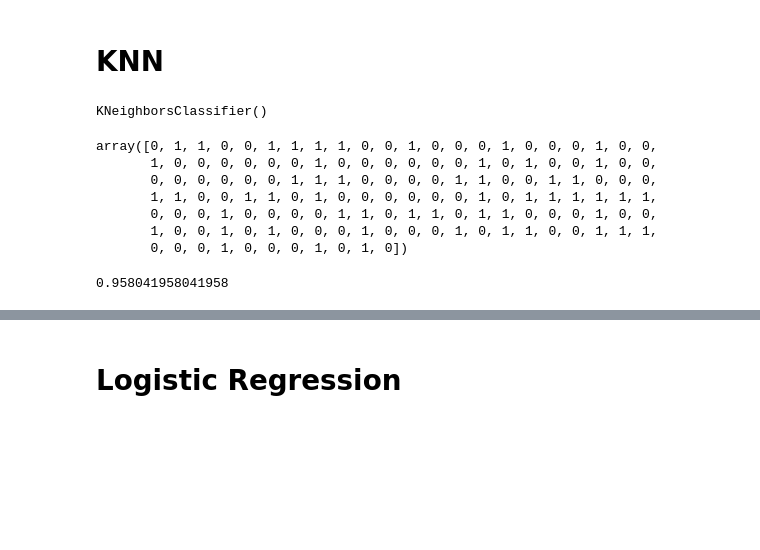
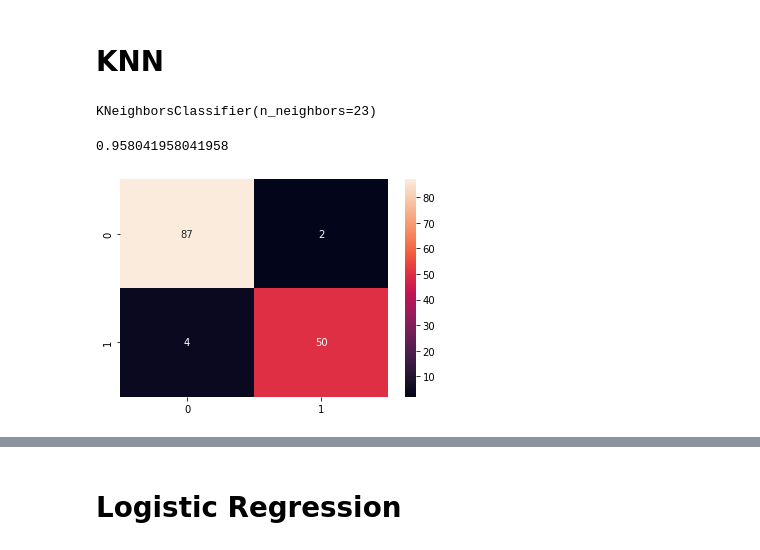
Before and after one commit to S-Delowar/Data-Science-Machine-Learning, a Jupyter notebook: Breast Cancer Classification/Breast_Cancer_Classification.ipynb, the cells around one changed output, grey strips where cells are left out. Drawn from its saved outputs; the diff is of its cells as text; code cells hidden in the pictures; blank space fills up the shorter version.

```diff
--- a/Breast Cancer Classification/Breast_Cancer_Classification.ipynb
+++ b/Breast Cancer Classification/Breast_Cancer_Classification.ipynb
@@ -204,19 +213,9 @@ y_train
 # KNN
 # %%
 from sklearn.neighbors import KNeighborsClassifier
-knn = KNeighborsClassifier()
+knn = KNeighborsClassifier(n_neighbors=23)
 knn.fit(x_train, y_train)
 # %% [output]
-KNeighborsClassifier()
+KNeighborsClassifier(n_neighbors=23)
 # %%
 y_pred = knn.predict(x_test)
-# %%
-y_pred
-# %% [output]
-array([0, 1, 1, 0, 0, 1, 1, 1, 1, 0, 0, 1, 0, 0, 0, 1, 0, 0, 0, 1, 0, 0,
-       1, 0, 0, 0, 0, 0, 0, 1, 0, 0, 0, 0, 0, 0, 1, 0, 1, 0, 0, 1, 0, 0,
-       0, 0, 0, 0, 0, 0, 1, 1, 1, 0, 0, 0, 0, 1, 1, 0, 0, 1, 1, 0, 0, 0,
-       1, 1, 0, 0, 1, 1, 0, 1, 0, 0, 0, 0, 0, 0, 1, 0, 1, 1, 1, 1, 1, 1,
-       0, 0, 0, 1, 0, 0, 0, 0, 1, 1, 0, 1, 1, 0, 1, 1, 0, 0, 0, 1, 0, 0,
-       1, 0, 0, 1, 0, 1, 0, 0, 0, 1, 0, 0, 0, 1, 0, 1, 1, 0, 0, 1, 1, 1,
-       0, 0, 0, 1, 0, 0, 0, 1, 0, 1, 0])
@@ -226,3 +223,8 @@ from sklearn.metrics import accuracy_score
 knn.score(x_test, y_test)
 # %% [output]
 0.958041958041958
+# %%
+cm = confusion_matrix(y_test,y_pred)
+sns.heatmap(cm, annot = True);
+# %% [output]
+[figure, added]
```
Also changed, not shown: parts of 52 cells of this notebook.
